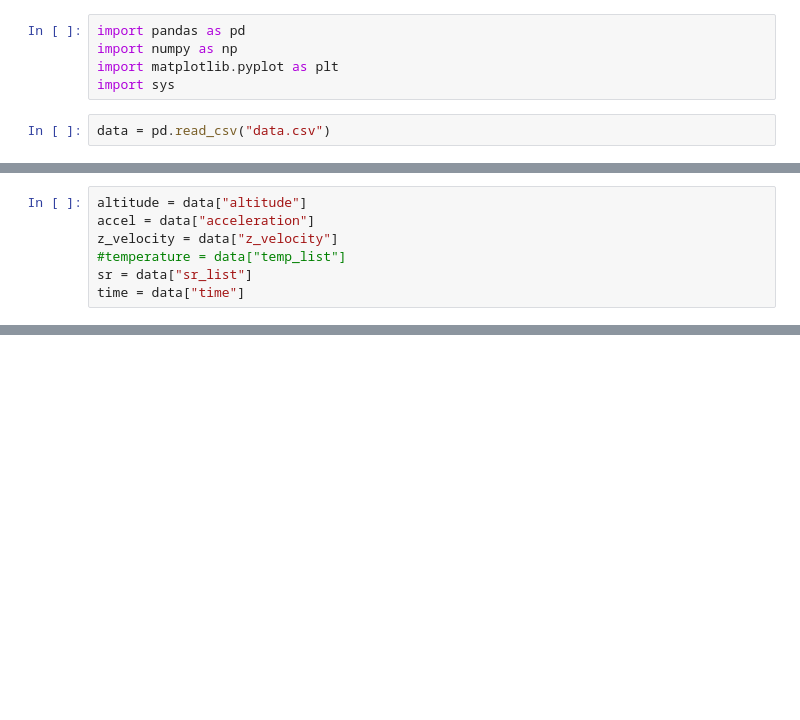
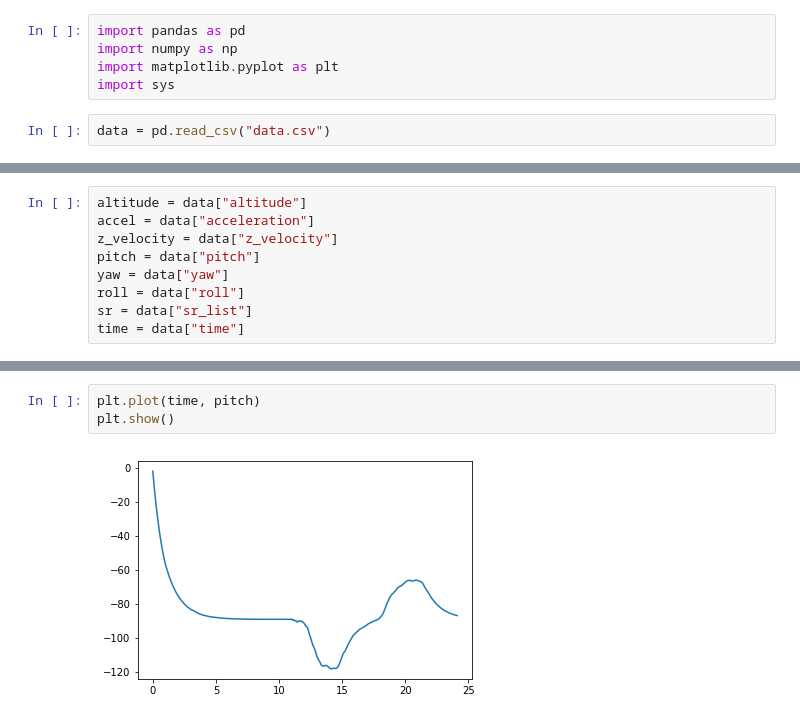
Before and after one commit to davidssand/Starla, a Jupyter notebook: Collected_data/all_data.ipynb, the cells around one changed output, grey strips where cells are left out. Cells and saved outputs as stored; diff of their text form; blank space fills up the shorter version.

```diff
--- a/Collected_data/all_data.ipynb
+++ b/Collected_data/all_data.ipynb
@@ -17,7 +17,9 @@ data.shape
 altitude = data["altitude"]
 accel = data["acceleration"]
 z_velocity = data["z_velocity"]
-#temperature = data["temp_list"]
+pitch = data["pitch"]
+yaw = data["yaw"]
+roll = data["roll"]
 sr = data["sr_list"]
 time = data["time"]
 # %%
@@ -46,0 +49,5 @@ plt.show()
+# %%
+plt.plot(time, pitch)
+plt.show()
+# %% [output]
+[figure, added]
```
Also changed, not shown: parts of 8 cells of this notebook, 6 other files.
